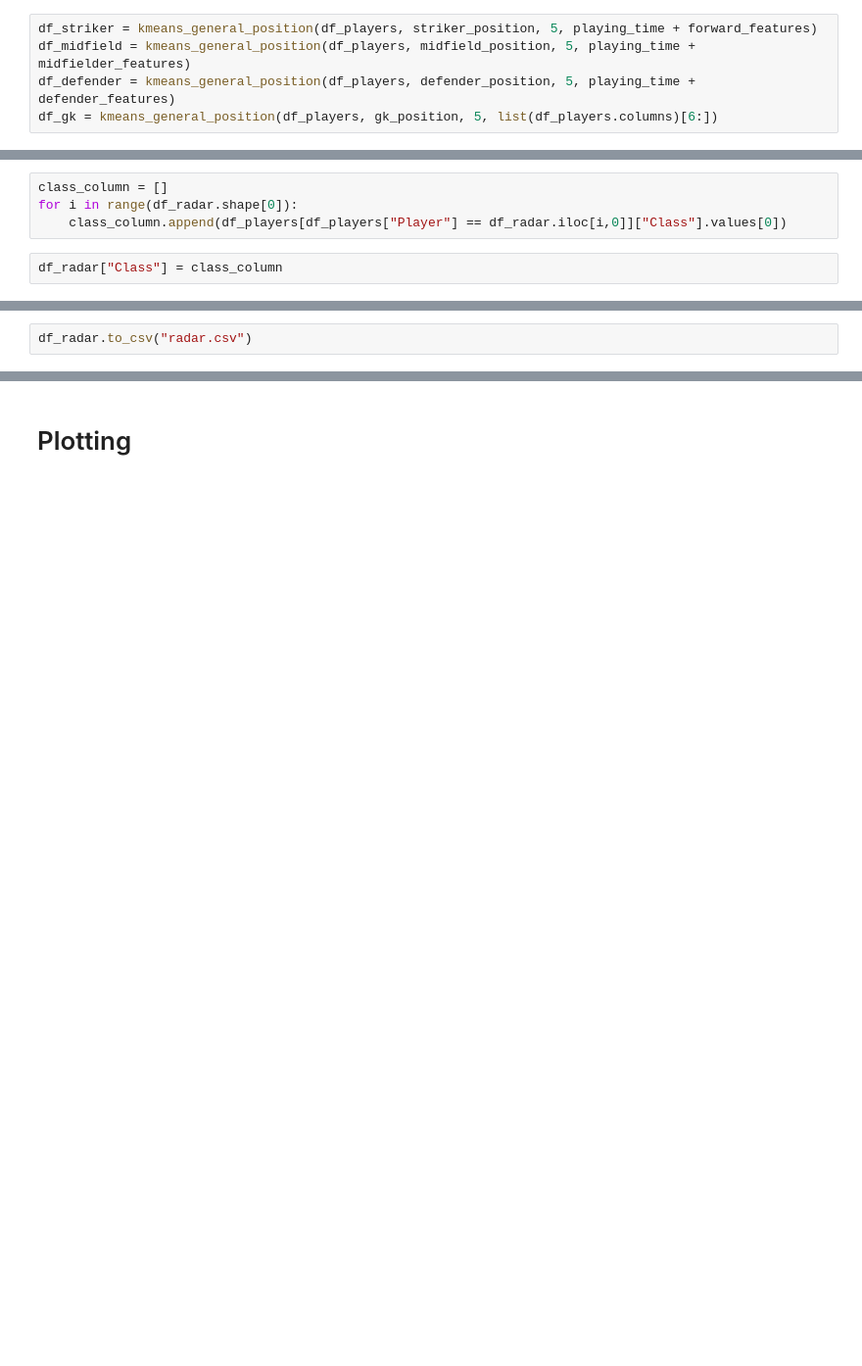
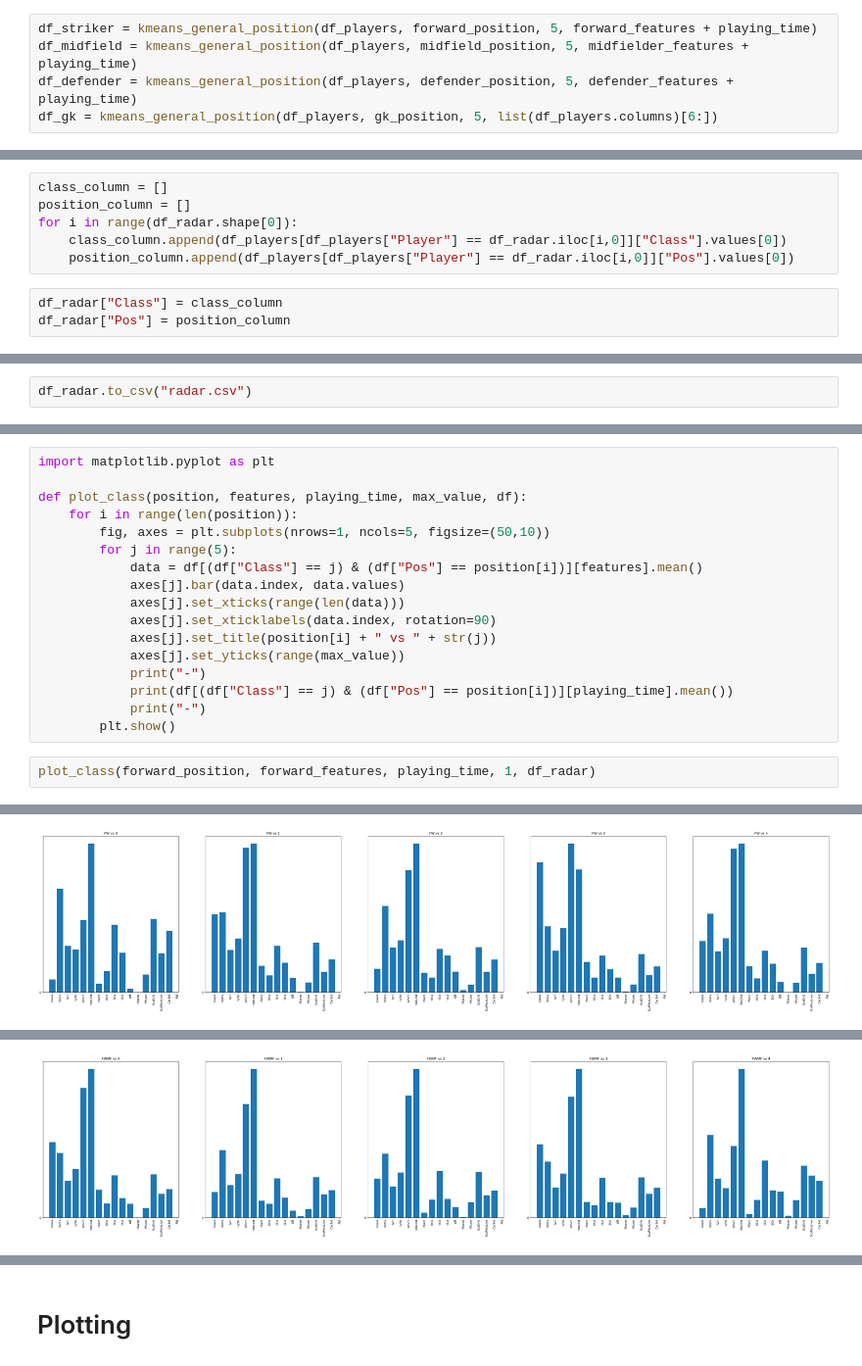
Before and after one commit to quangbui04/Football-Player-Comparison, a Jupyter notebook: football-players-visualization.ipynb, the cells around one changed output, grey strips where cells are left out. Shown: that part at 98% size. Cells and saved outputs as stored; diff of their text form; blank space fills up the shorter version.

Commit message:
Kaggle Notebook | Football players visualization | Version 8

```diff
--- a/football-players-visualization.ipynb
+++ b/football-players-visualization.ipynb
@@ -272,9 +272,9 @@ midfield_position = ["MF", "MFDF", "MFFW"]
 defender_position = ["DF", "DFMF", "DFFW"]
 gk_position = ["GK"]
 # %%
-df_striker = kmeans_general_position(df_players, striker_position, 5, playing_time + forward_features)
-df_midfield = kmeans_general_position(df_players, midfield_position, 5, playing_time + midfielder_features)
-df_defender = kmeans_general_position(df_players, defender_position, 5, playing_time + defender_features)
+df_striker = kmeans_general_position(df_players, forward_position, 5, forward_features + playing_time)
+df_midfield = kmeans_general_position(df_players, midfield_position, 5, midfielder_features + playing_time)
+df_defender = kmeans_general_position(df_players, defender_position, 5, defender_features + playing_time)
 df_gk = kmeans_general_position(df_players, gk_position, 5, list(df_players.columns)[6:])
 # %% [output]
 A value is trying to be set on a copy of a slice from a DataFrame.
@@ -303,10 +303,13 @@ df_gk = pd.concat(df_gk, axis=0)
 df_players = pd.concat([df_striker, df_midfield, df_defender, df_gk], axis=0)
 # %%
 class_column = []
+position_column = []
 for i in range(df_radar.shape[0]):
     class_column.append(df_players[df_players["Player"] == df_radar.iloc[i,0]]["Class"].values[0])
+    position_column.append(df_players[df_players["Player"] == df_radar.iloc[i,0]]["Pos"].values[0])
 # %%
 df_radar["Class"] = class_column
+df_radar["Pos"] = position_column
 # %%
 del df_striker
 del df_midfield
@@ -318,0 +324,20 @@ df_radar.to_csv("radar.csv")
+# %%
+import matplotlib.pyplot as plt
+
+def plot_class(position, features, playing_time, max_value, df):
+    for i in range(len(position)):
+        fig, axes = plt.subplots(nrows=1, ncols=5, figsize=(50,10))
+        for j in range(5):
+            data = df[(df["Class"] == j) & (df["Pos"] == position[i])][features].mean()
+            axes[j].bar(data.index, data.values)
+            axes[j].set_xticks(range(len(data)))
+            axes[j].set_xticklabels(data.index, rotation=90)
+            axes[j].set_title(position[i] + " vs " + str(j))
+            axes[j].set_yticks(range(max_value))
+            print("-")
+            print(df[(df["Class"] == j) & (df["Pos"] == position[i])][playing_time].mean())
+            print("-")
+        plt.show()
+# %%
+plot_class(forward_position, forward_features, playing_time, 1, df_radar)
+# %% [output]
@@ -318,0 +361 @@ df_radar.to_csv("radar.csv")
+[figure, added]
@@ -318,0 +379 @@ df_radar.to_csv("radar.csv")
+[figure, added]
```
Also changed, not shown: parts of 14 cells of this notebook.
